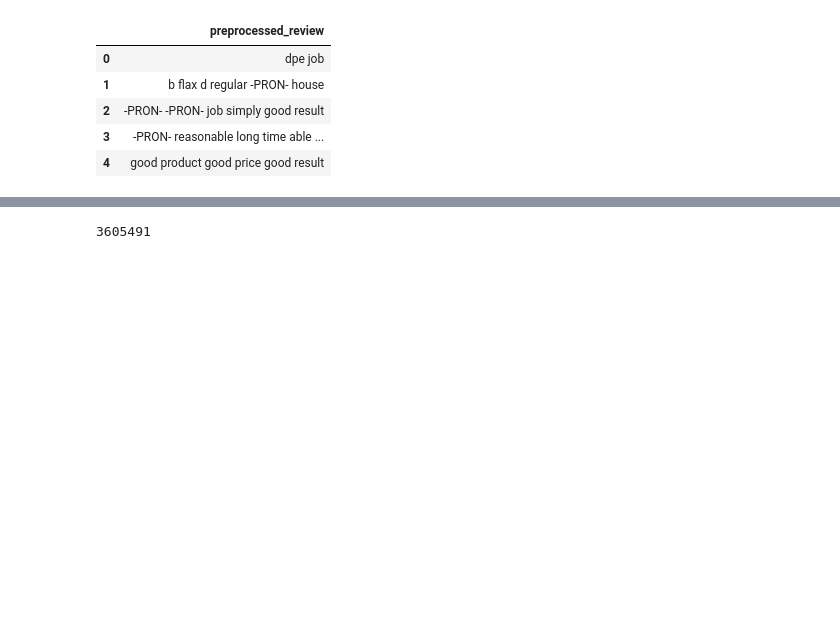
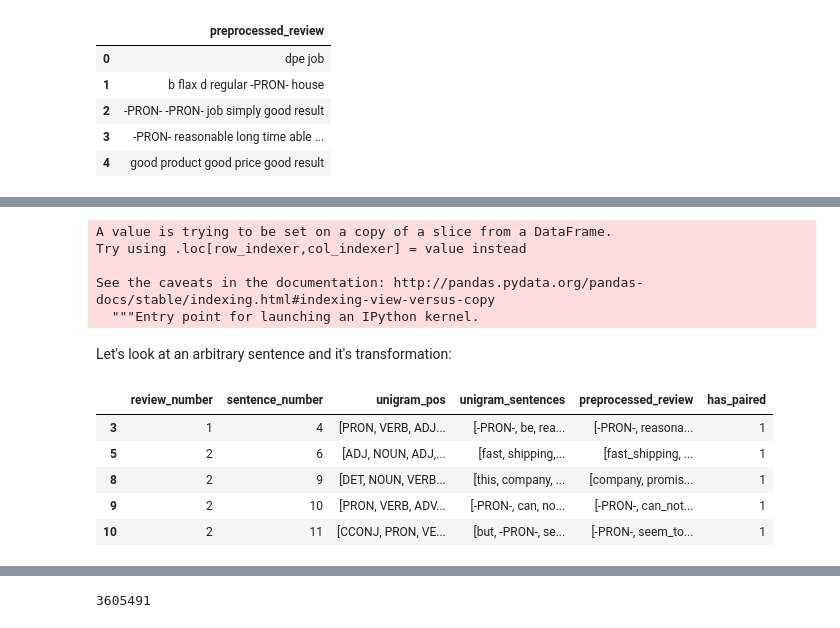
Before and after one commit to kunal-kotian/shopsmart, a Jupyter notebook: Notebooks/kk_topic_modeling_v1.ipynb, the cells around one changed output, grey strips where cells are left out. Cells and saved outputs as stored; diff of their text form; code cells hidden in the pictures; blank space fills up the shorter version.

```diff
--- a/Notebooks/kk_topic_modeling_v1.ipynb
+++ b/Notebooks/kk_topic_modeling_v1.ipynb
@@ -770,0 +843,2 @@ trigram_sentences_savedf
+# %%
+unigram_sents_pos_paired = unigram_sents_pos_df[unigram_sents_pos_df.temp.str.contains('_')]
@@ -770,0 +869,19 @@ trigram_sentences_savedf
+# %%
+unigram_sents_pos_paired['has_paired'] = 1
+# %% [output]
+A value is trying to be set on a copy of a slice from a DataFrame.
+Try using .loc[row_indexer,col_indexer] = value instead
+
+See the caveats in the documentation: http://pandas.pydata.org/pandas-docs/stable/indexing.html#indexing-view-versus-copy
+  """Entry point for launching an IPython kernel.
+# %% [markdown]
+Let's look at an arbitrary sentence and it's transformation:
+# %%
+unigram_sents_pos_paired.head()
+# %% [output]
+|  | review_number | sentence_number | unigram_pos | unigram_sentences | preprocessed_review | has_paired |
+| 3 | 1 | 4 | [PRON, VERB, ADJ... | [-PRON-, be, rea... | [-PRON-, reasona... | 1 |
+| 5 | 2 | 6 | [ADJ, NOUN, ADJ,... | [fast, shipping,... | [fast_shipping, ... | 1 |
+| 8 | 2 | 9 | [DET, NOUN, VERB... | [this, company, ... | [company, promis... | 1 |
+| 9 | 2 | 10 | [PRON, VERB, ADV... | [-PRON-, can, no... | [-PRON-, can_not... | 1 |
+| 10 | 2 | 11 | [CCONJ, PRON, VE... | [but, -PRON-, se... | [-PRON-, seem_to... | 1 |
```
Also changed, not shown: parts of 36 cells of this notebook, 4 other files.
